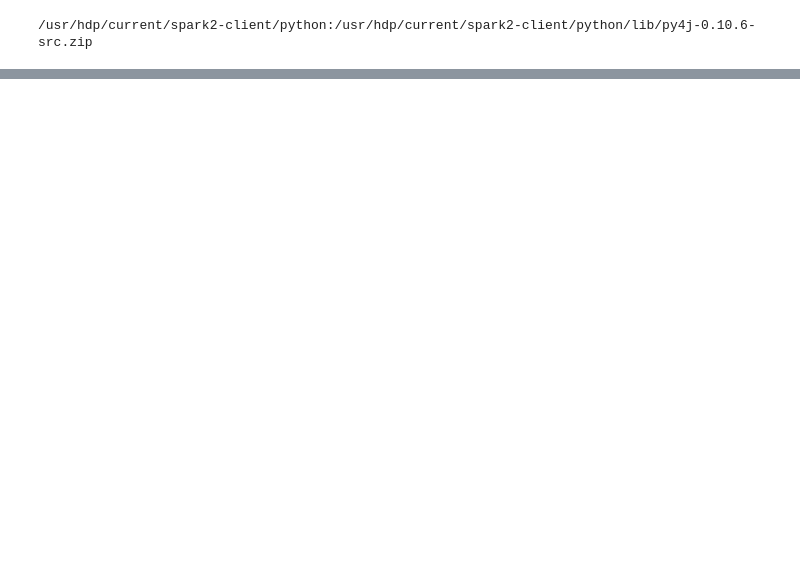
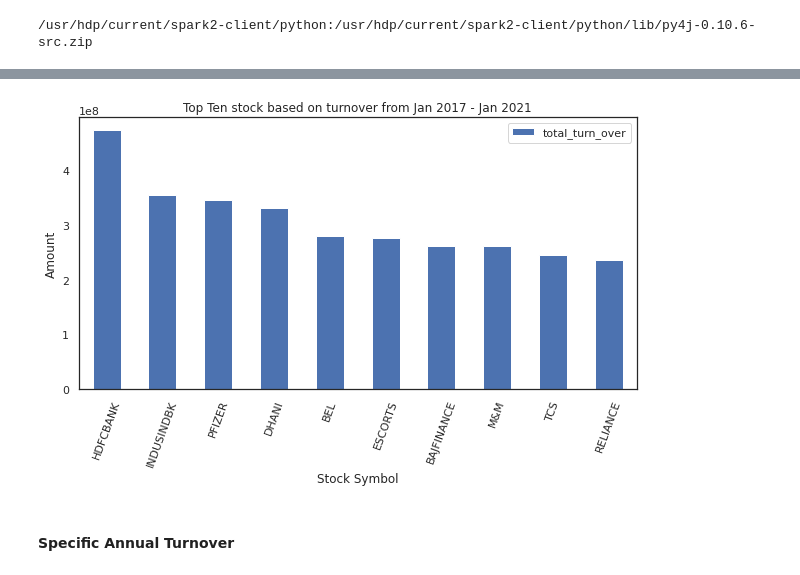
Before and after one commit to murshidazher/hadoop-project, a Jupyter notebook: scripts/ipynb-spark/stocks_notebook.ipynb, the cells around one changed output, grey strips where cells are left out. Cells and saved outputs as stored; diff of their text form; code cells hidden in the pictures; blank space fills up the shorter version.

Commit message:
:sparkles: feat: update notebook

```diff
--- a/scripts/ipynb-spark/stocks_notebook.ipynb
+++ b/scripts/ipynb-spark/stocks_notebook.ipynb
@@ -14,3 +51,15 @@ os.listdir(os.getcwd())
+# %%
+# import all the required libraries
+
+# regular EDA (exploratory data analysis) and plotting libraries
+import numpy as np
+import pandas as pd
+import seaborn as sns
+import matplotlib.pyplot as plt
+sns.set()
+
+# we want out plots to appear inside the notebook
+%matplotlib inline
 # %%
 from pyspark.sql import SparkSession
 spark = SparkSession.builder.enableHiveSupport().getOrCreate()
@@ -88,0 +152,5 @@ only showing top 20 rows
+# %%
+sparkdf = spark.sql("SELECT exch,ceil(SUM(price_close*volume)) AS total_turn_over, symbol, year(ymd) AS Year FROM stocks \
+GROUP BY exch, year(ymd),symbol \
+ORDER BY Year DESC, total_turn_over DESC").toPandas()
+sparkdf
@@ -88,0 +171,26 @@ only showing top 20 rows
+# %%
+# Create a function to generate barplot
+def show_barplot(df, x, y, xlabel, ylabel, title, rotate=0, figsize=(10,5)):
+    """
+    Display bar graph
+    """
+    with sns.axes_style('white'):
+        df.plot(kind="bar", x=x, y=y, figsize=figsize)
+        plt.title(title)
+        plt.xlabel(xlabel)
+        plt.ylabel(ylabel)
+        plt.xticks(rotation=rotate)
+# %%
+show_barplot(
+    sparkdf.head(10),
+    x="symbol",
+    y="total_turn_over",
+    xlabel="Stock Symbol",
+    ylabel="Amount",
+    title= "Top Ten stock based on turnover from Jan 2017 - Jan 2021",
+    rotate=70
+)
+# %% [output]
+[figure, added]
+# %% [markdown]
+#### Specific Annual Turnover
```
Also changed, not shown: parts of 56 cells of this notebook, 1 other file.
